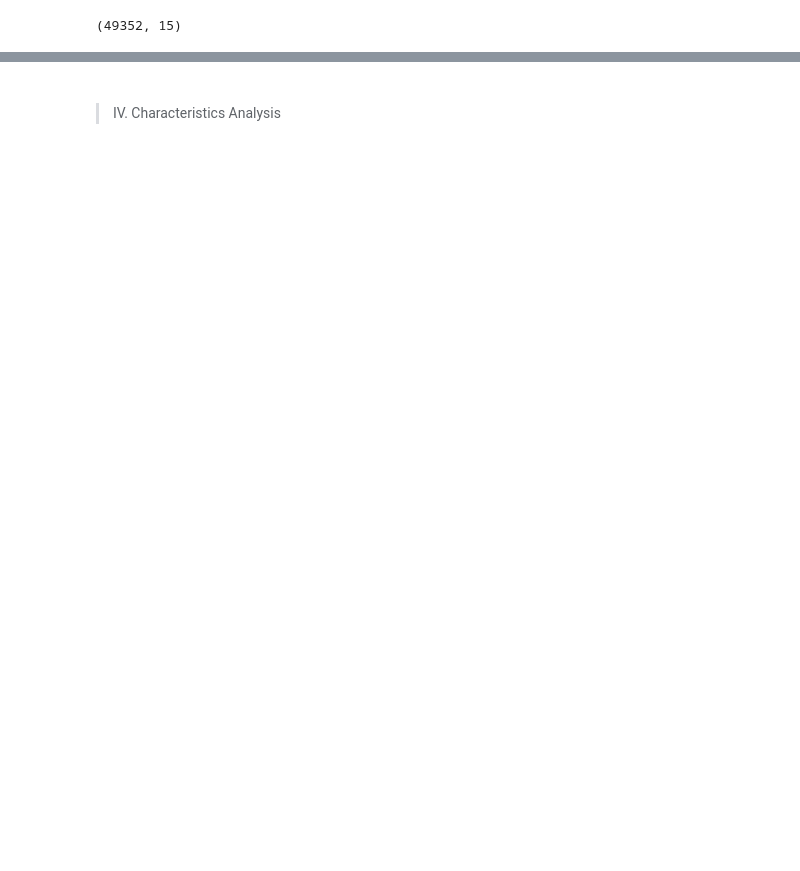
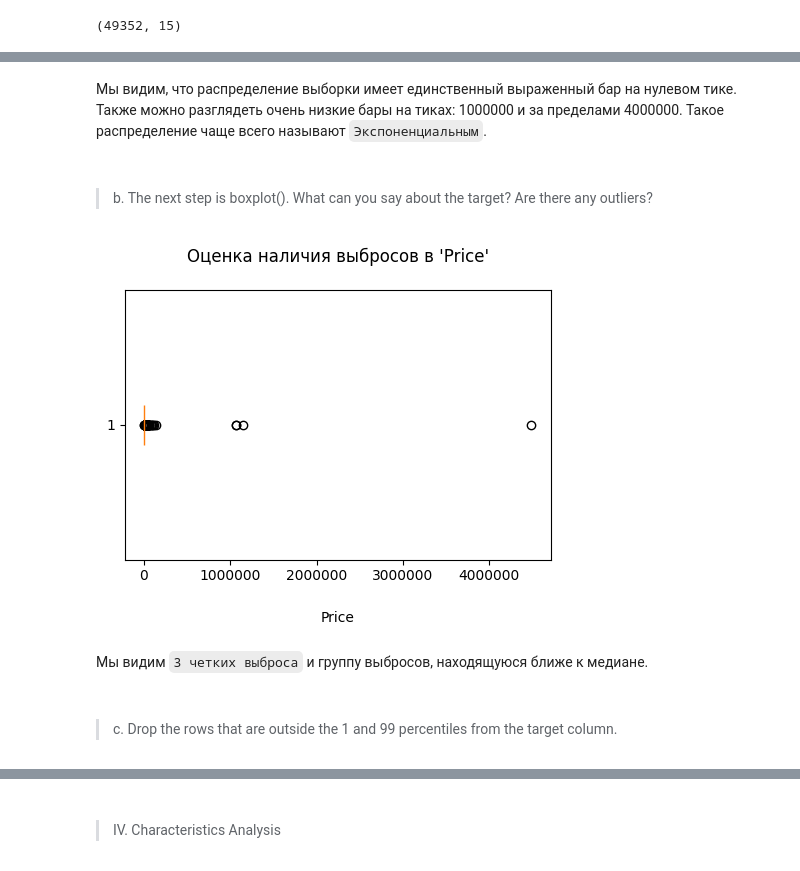
Before and after one commit to EgrSlv/MachineLearning, a Jupyter notebook: src/ML1_Introduction.ipynb, the cells around one changed output, grey strips where cells are left out. Cells and saved outputs as stored; diff of their text form; code cells hidden in the pictures; blank space fills up the shorter version.

```diff
--- a/src/ML1_Introduction.ipynb
+++ b/src/ML1_Introduction.ipynb
@@ -205,0 +337,19 @@ plt.show()
+# %% [markdown]
+Мы видим, что распределение выборки имеет единственный выраженный бар на нулевом тике. Также можно разглядеть очень низкие бары на тиках: 1000000 и за пределами 4000000. Такое распределение чаще всего называют `Экспоненциальным`.
+# %% [markdown]
+#####
+> b. The next step is boxplot(). What can you say about the target? Are there any outliers?
+# %%
+plt.figure(figsize=(5.5, 3.5))
+plt.boxplot(df["price"], vert=False, showbox=False, showcaps=False)
+plt.title("Оценка наличия выбросов в 'Price'", pad=20)
+plt.xlabel("Price", labelpad=20)
+plt.ticklabel_format(style="plain", axis="x")
+plt.show()
+# %% [output]
+[figure, added]
+# %% [markdown]
+Мы видим `3 четких выброса` и группу выбросов, находящуюся ближе к медиане.
+# %% [markdown]
+#####
+> c. Drop the rows that are outside the 1 and 99 percentiles from the target column.
```
Also changed, not shown: parts of 89 cells of this notebook.
